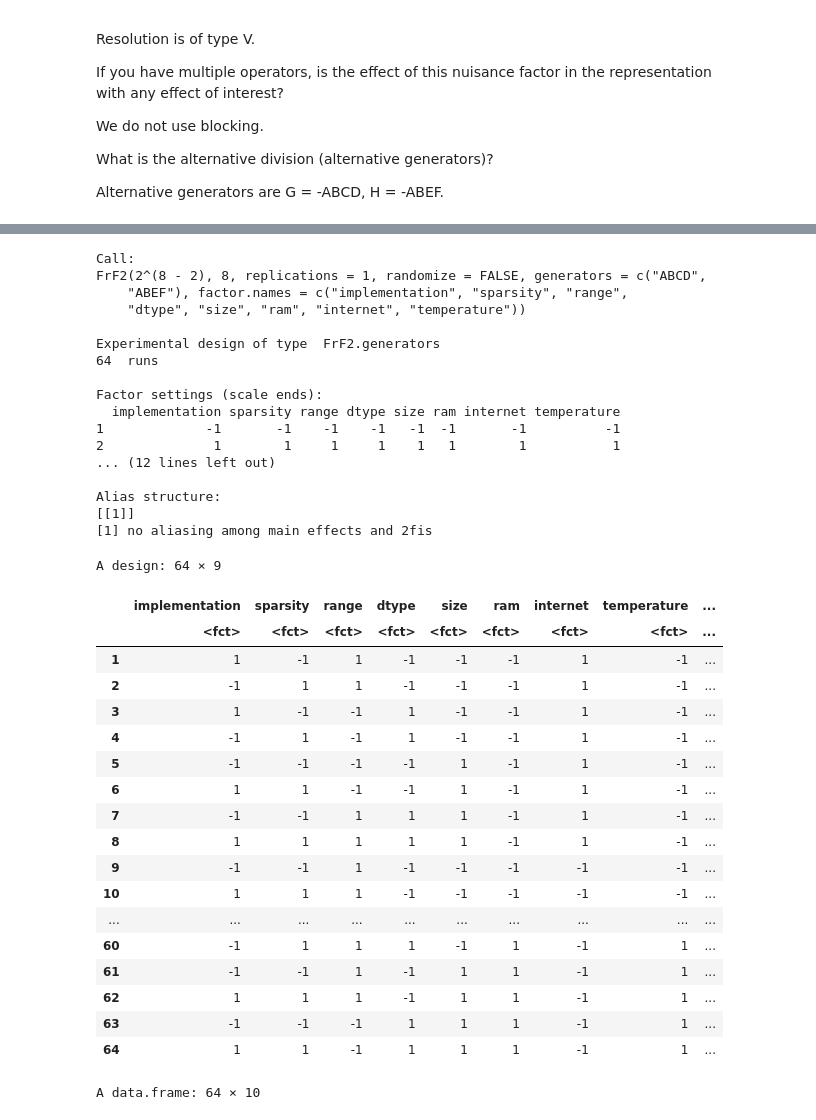
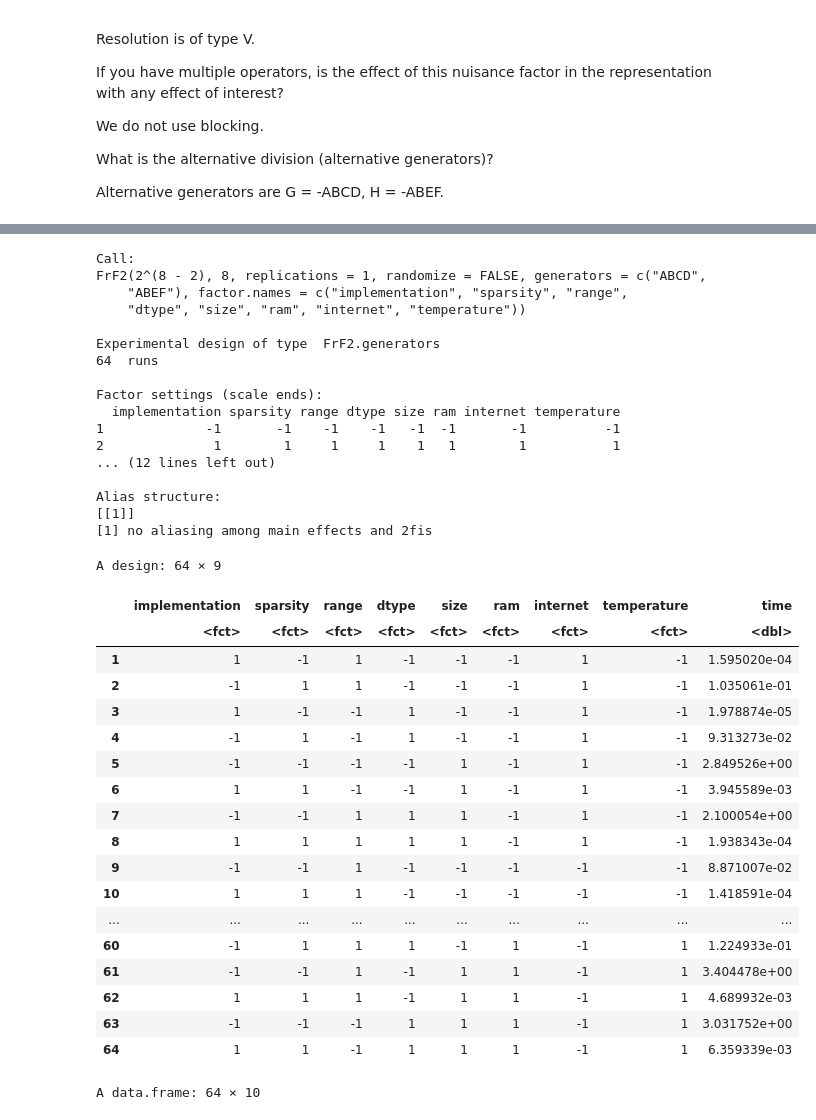
Before and after one commit to Many98/01NAEX, a Jupyter notebook: 01NAEX_HW2_TEAM_A.ipynb, the cells around one changed output, grey strips where cells are left out. Cells and saved outputs as stored; diff of their text form; code cells hidden in the pictures.

```diff
--- a/01NAEX_HW2_TEAM_A.ipynb
+++ b/01NAEX_HW2_TEAM_A.ipynb
@@ -227,7 +224,8 @@ correct_data = data_mapping[data_mapping$temperature == design$temperature &
 
 
 # Adding response to the design
-design = add.response(design, correct_data$time)
+time = correct_data$time
+design = add.response(design, time)
 
 # BUT RESPONSE IS STILL WRONGLY MAPPED
 design$implementation = correct_data$implementation
@@ -236,51 +234,51 @@ design$range = correct_data$range
 design$dtype = correct_data$dtype
 design$size = correct_data$size
 design$ram = correct_data$ram
 design$internet = correct_data$internet
 design$temperature = correct_data$temperature
 
 # NOW ORDER OF EXPERIMENTS IS NOT CORRECT BUT FEATURES ARE CORRECTLY MAPPED
 #  TO RESPONSE
 
 summary(design)
 design
 # %% [output]
 Call:
 FrF2(2^(8 - 2), 8, replications = 1, randomize = FALSE, generators = c("ABCD",
     "ABEF"), factor.names = c("implementation", "sparsity", "range",
     "dtype", "size", "ram", "internet", "temperature"))
 
 Experimental design of type  FrF2.generators
 64  runs
 
 Factor settings (scale ends):
   implementation sparsity range dtype size ram internet temperature
 1             -1       -1    -1    -1   -1  -1       -1          -1
 2              1        1     1     1    1   1        1           1
 ... (12 lines left out)
 
 Alias structure:
 [[1]]
 [1] no aliasing among main effects and 2fis
 A design: 64 × 9
-|  | implementation | sparsity | range | dtype | size | ram | internet | temperature | ... |
-|  | <fct> | <fct> | <fct> | <fct> | <fct> | <fct> | <fct> | <fct> | ... |
-| 1 | 1 | -1 | 1 | -1 | -1 | -1 | 1 | -1 | ... |
-| 2 | -1 | 1 | 1 | -1 | -1 | -1 | 1 | -1 | ... |
-| 3 | 1 | -1 | -1 | 1 | -1 | -1 | 1 | -1 | ... |
-| 4 | -1 | 1 | -1 | 1 | -1 | -1 | 1 | -1 | ... |
-| 5 | -1 | -1 | -1 | -1 | 1 | -1 | 1 | -1 | ... |
-| 6 | 1 | 1 | -1 | -1 | 1 | -1 | 1 | -1 | ... |
-| 7 | -1 | -1 | 1 | 1 | 1 | -1 | 1 | -1 | ... |
-| 8 | 1 | 1 | 1 | 1 | 1 | -1 | 1 | -1 | ... |
-| 9 | -1 | -1 | 1 | -1 | -1 | -1 | -1 | -1 | ... |
-| 10 | 1 | 1 | 1 | -1 | -1 | -1 | -1 | -1 | ... |
+|  | implementation | sparsity | range | dtype | size | ram | internet | temperature | time |
+|  | <fct> | <fct> | <fct> | <fct> | <fct> | <fct> | <fct> | <fct> | <dbl> |
+| 1 | 1 | -1 | 1 | -1 | -1 | -1 | 1 | -1 | 1.595020e-04 |
+| 2 | -1 | 1 | 1 | -1 | -1 | -1 | 1 | -1 | 1.035061e-01 |
+| 3 | 1 | -1 | -1 | 1 | -1 | -1 | 1 | -1 | 1.978874e-05 |
+| 4 | -1 | 1 | -1 | 1 | -1 | -1 | 1 | -1 | 9.313273e-02 |
+| 5 | -1 | -1 | -1 | -1 | 1 | -1 | 1 | -1 | 2.849526e+00 |
+| 6 | 1 | 1 | -1 | -1 | 1 | -1 | 1 | -1 | 3.945589e-03 |
+| 7 | -1 | -1 | 1 | 1 | 1 | -1 | 1 | -1 | 2.100054e+00 |
+| 8 | 1 | 1 | 1 | 1 | 1 | -1 | 1 | -1 | 1.938343e-04 |
+| 9 | -1 | -1 | 1 | -1 | -1 | -1 | -1 | -1 | 8.871007e-02 |
+| 10 | 1 | 1 | 1 | -1 | -1 | -1 | -1 | -1 | 1.418591e-04 |
 | ... | ... | ... | ... | ... | ... | ... | ... | ... | ... |
-| 60 | -1 | 1 | 1 | 1 | -1 | 1 | -1 | 1 | ... |
-| 61 | -1 | -1 | 1 | -1 | 1 | 1 | -1 | 1 | ... |
-| 62 | 1 | 1 | 1 | -1 | 1 | 1 | -1 | 1 | ... |
-| 63 | -1 | -1 | -1 | 1 | 1 | 1 | -1 | 1 | ... |
-| 64 | 1 | 1 | -1 | 1 | 1 | 1 | -1 | 1 | ... |
+| 60 | -1 | 1 | 1 | 1 | -1 | 1 | -1 | 1 | 1.224933e-01 |
+| 61 | -1 | -1 | 1 | -1 | 1 | 1 | -1 | 1 | 3.404478e+00 |
+| 62 | 1 | 1 | 1 | -1 | 1 | 1 | -1 | 1 | 4.689932e-03 |
+| 63 | -1 | -1 | -1 | 1 | 1 | 1 | -1 | 1 | 3.031752e+00 |
+| 64 | 1 | 1 | -1 | 1 | 1 | 1 | -1 | 1 | 6.359339e-03 |
 # %%
 correct_data
 # %% [output]
```
Also changed, not shown: parts of 14 cells of this notebook.
